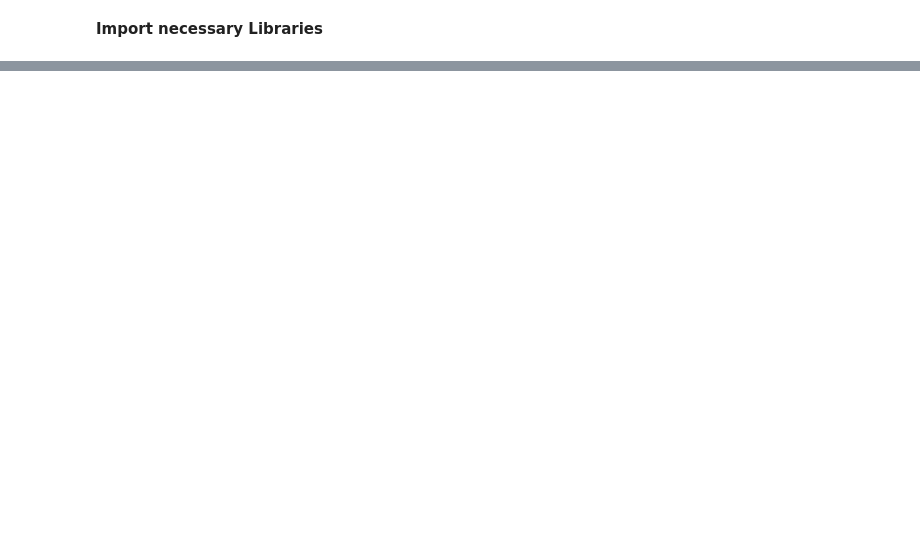
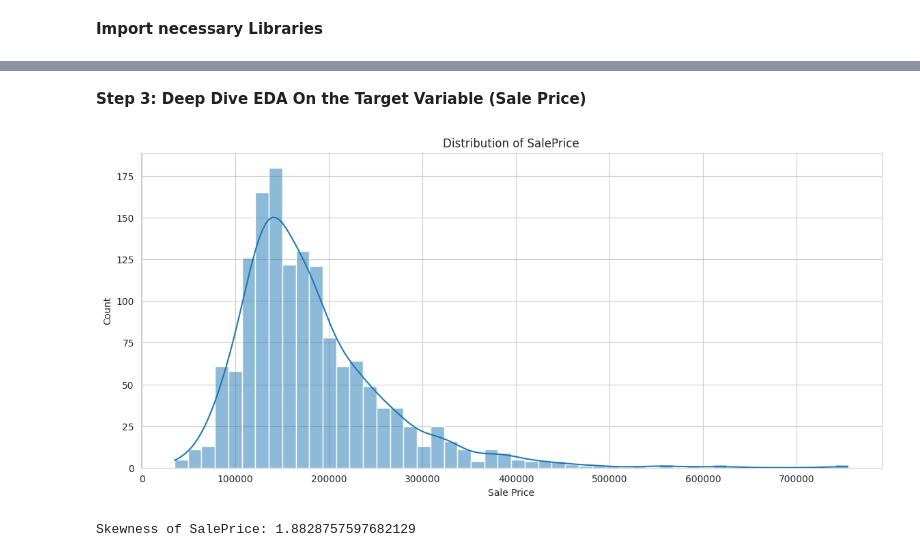
Before and after one commit to Jayasurya227/Predicting-House-Price, a Jupyter notebook: Predicting_House_Price_Project.ipynb, the cells around one changed output, grey strips where cells are left out. Saved outputs shown, nothing was run; the diff lists cells and outputs as text; code cells hidden in the pictures; blank space fills up the shorter version.

```diff
--- a/Predicting_House_Price_Project.ipynb
+++ b/Predicting_House_Price_Project.ipynb
@@ -425,0 +19,15 @@ print(np.sqrt(mean_squared_error(y_test,ridge_pred )))
+# %%
+import pandas as pd
+import numpy as np
+import matplotlib.pyplot as plt
+import seaborn as sns
+from scipy.stats import skew
+from sklearn.model_selection import train_test_split
+from sklearn.preprocessing import StandardScaler, LabelEncoder
+from sklearn.linear_model import LinearRegression
+from sklearn.metrics import mean_squared_error, r2_score, mean_absolute_error
+import xgboost as xgb
+import os
+
+# Set plot style
+sns.set_style('whitegrid')
@@ -425,0 +83,14 @@ print(np.sqrt(mean_squared_error(y_test,ridge_pred )))
+# %%
+# Now, load the data from the unzipped CSV files
+train_df = pd.read_csv('train.csv')
+test_df = pd.read_csv('test.csv')
+
+# Set the 'Id' column as the index for consistency
+train_df.set_index('Id', inplace=True)
+test_df.set_index('Id', inplace=True)
+
+print(f"Training data shape: {train_df.shape}")
+print(f"Testing data shape: {test_df.shape}")
+
+print("Data loaded successfully:")
+train_df.head()
@@ -425,0 +190,13 @@ print(np.sqrt(mean_squared_error(y_test,ridge_pred )))
+# %% [markdown]
+**Step 3: Deep Dive EDA On the Target Variable (Sale Price)**
+# %%
+plt.figure(figsize=(14, 6))
+sns.histplot(train_df['SalePrice'], kde=True, bins=50)
+plt.title('Distribution of SalePrice')
+plt.xlabel('Sale Price')
+plt.show()
+
+print(f"Skewness of SalePrice: {train_df['SalePrice'].skew()}")
+# %% [output]
+[figure, added]
+Skewness of SalePrice: 1.8828757597682129
```
Also changed, not shown: parts of 104 cells of this notebook.
